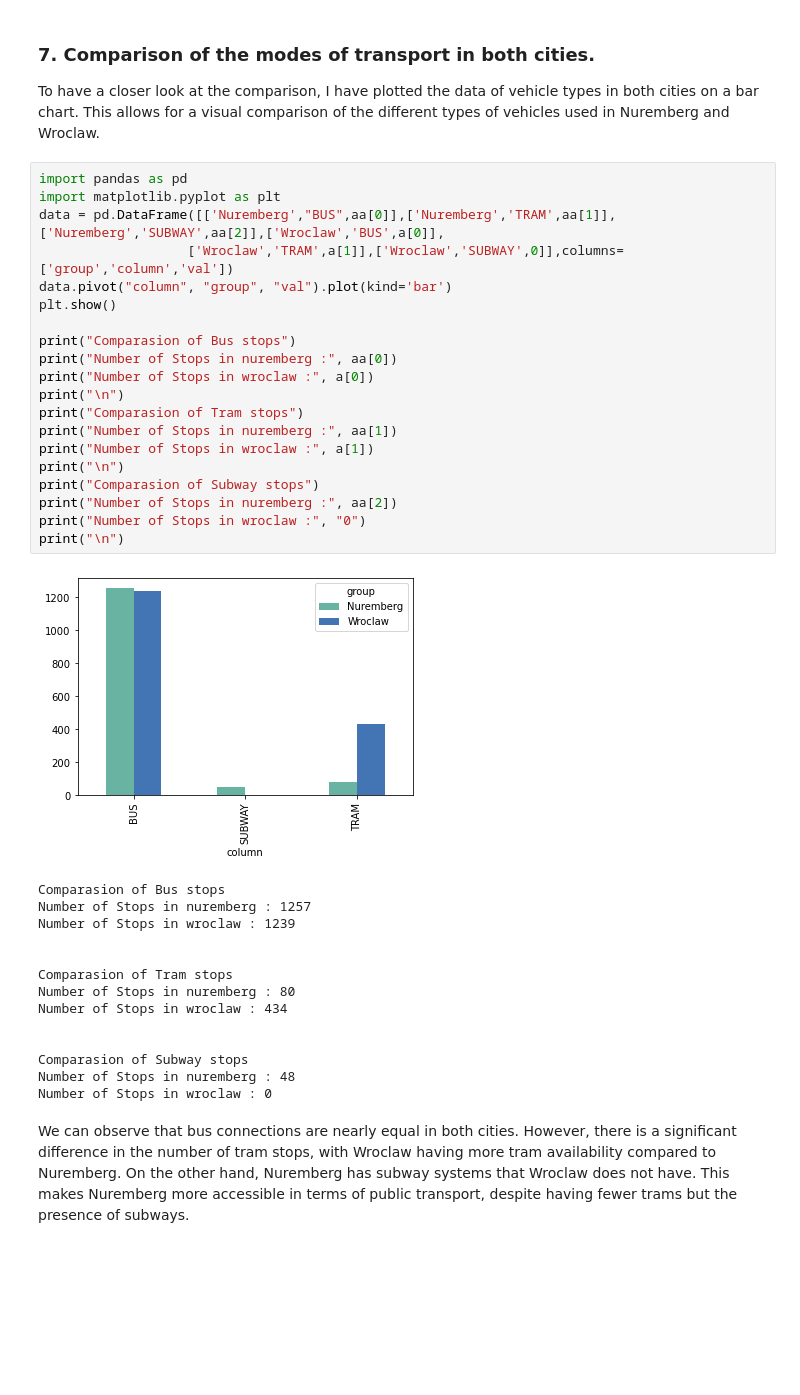
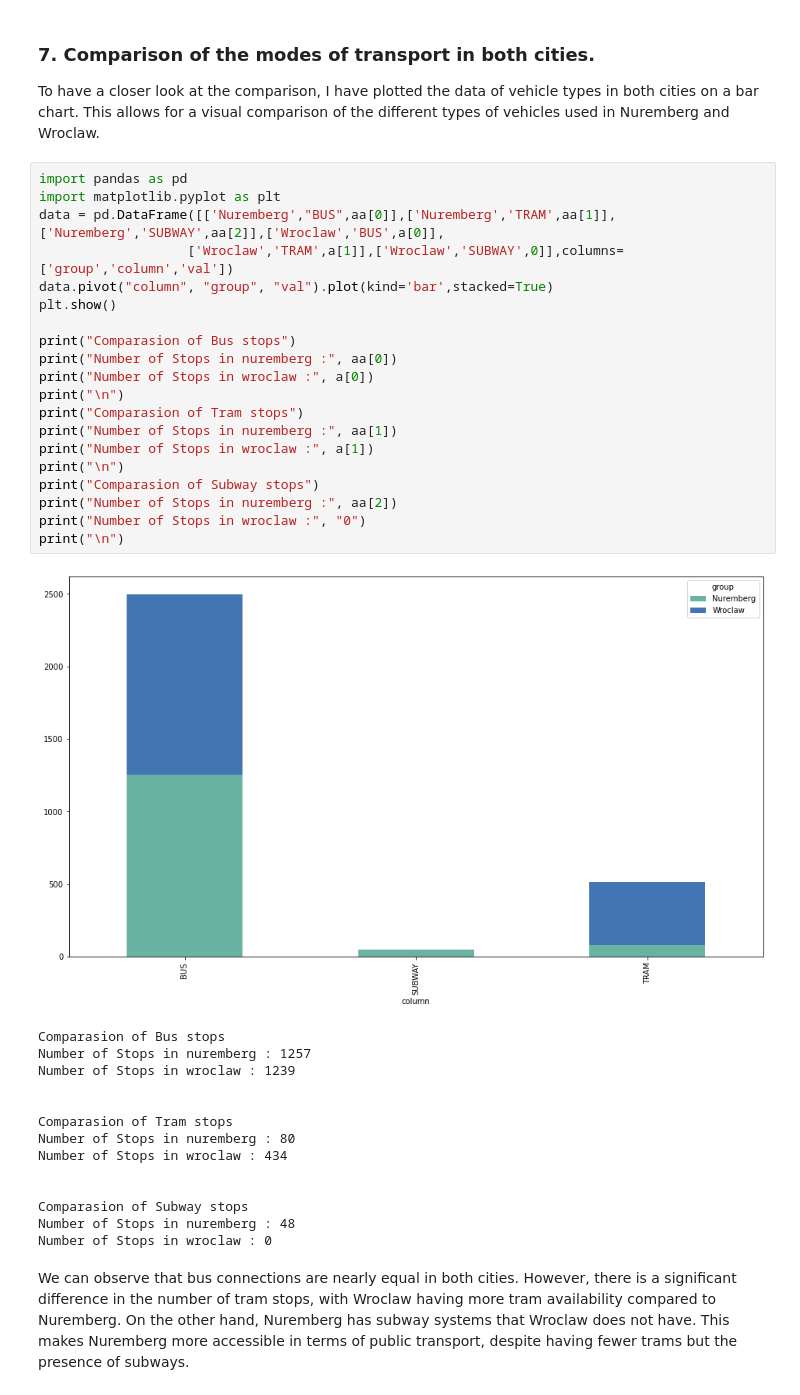
Before and after one commit to AsmaFarag95/made-template, a Jupyter notebook: project/report.ipynb, the cells around one changed output. Cells and saved outputs as stored; diff of their text form; blank space fills up the shorter version.

```diff
--- a/project/report.ipynb
+++ b/project/report.ipynb
@@ -116,25 +116,25 @@ To have a closer look at the comparison, I have plotted the data of vehicle type
 # %%
 import pandas as pd
 import matplotlib.pyplot as plt
 data = pd.DataFrame([['Nuremberg',"BUS",aa[0]],['Nuremberg','TRAM',aa[1]],['Nuremberg','SUBWAY',aa[2]],['Wroclaw','BUS',a[0]],
                    ['Wroclaw','TRAM',a[1]],['Wroclaw','SUBWAY',0]],columns=['group','column','val'])
-data.pivot("column", "group", "val").plot(kind='bar')
+data.pivot("column", "group", "val").plot(kind='bar',stacked=True)
 plt.show()
 
 print("Comparasion of Bus stops")
 print("Number of Stops in nuremberg :", aa[0])
 print("Number of Stops in wroclaw :", a[0])
 print("\n")
 print("Comparasion of Tram stops")
 print("Number of Stops in nuremberg :", aa[1])
 print("Number of Stops in wroclaw :", a[1])
 print("\n")
 print("Comparasion of Subway stops")
 print("Number of Stops in nuremberg :", aa[2])
 print("Number of Stops in wroclaw :", "0")
 print("\n")
 # %% [output]
-[figure, old version]
+[figure, new version]
 Comparasion of Bus stops
 Number of Stops in nuremberg : 1257
 Number of Stops in wroclaw : 1239
```
Also changed, not shown: 1 other file.
